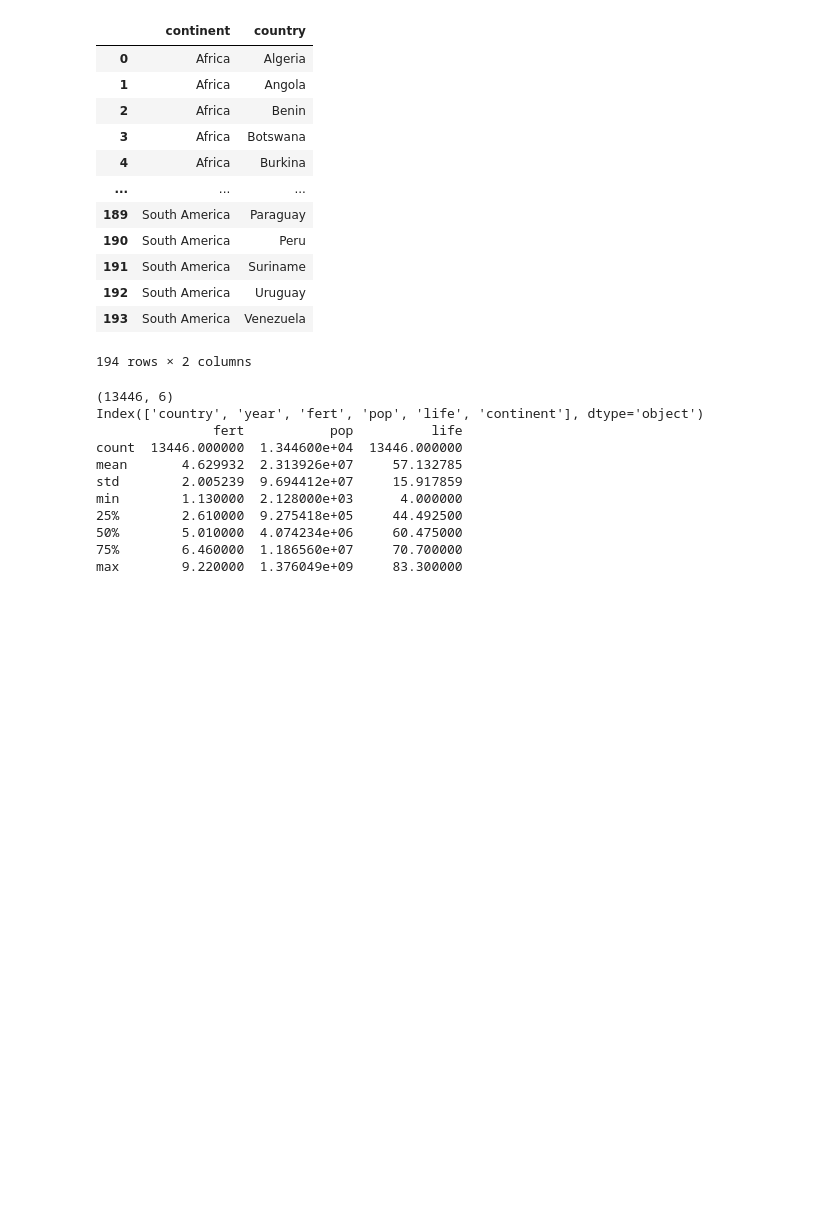
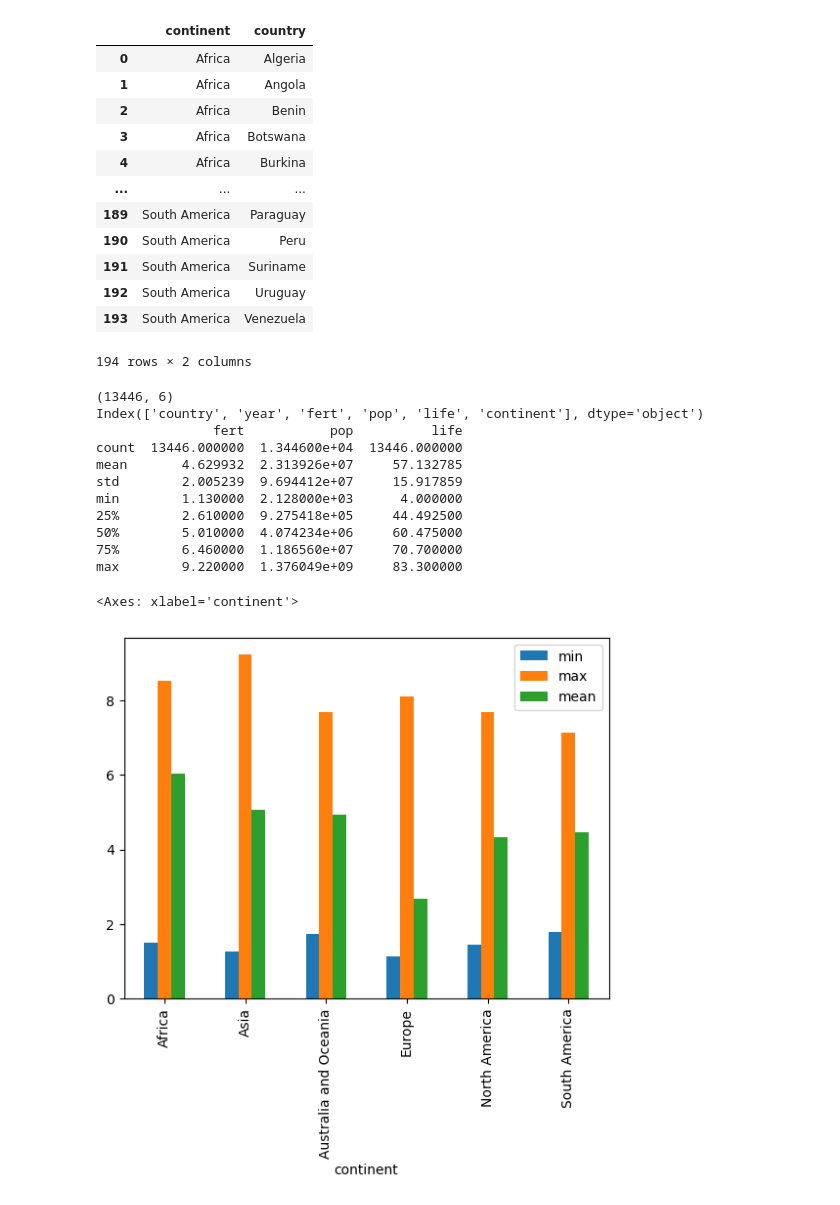
Before and after one commit to kith2909/data_models, a Jupyter notebook: weekly_milestones/week_01/project_descriptive_stat/start_plot.ipynb, the cells around one changed output. Cells and saved outputs as stored; diff of their text form; code cells hidden in the pictures; blank space fills up the shorter version.

```diff
--- a/weekly_milestones/week_01/project_descriptive_stat/start_plot.ipynb
+++ b/weekly_milestones/week_01/project_descriptive_stat/start_plot.ipynb
@@ -17,6 +17,9 @@ df = {           'fert': df_fert,
     }
 
 def check(data):
+        '''
+        Print main infomation about data frame
+        '''
         print(data.shape)
         print(data.columns)
         print(data.describe())
@@ -49,6 +52,9 @@ label = {'fert': 'fertility_rate',
         'continent': 'continent'}
 
 def change_index(data, label):
+        '''
+        Melting data to country and year
+        '''
         print('Melting data: ', label)
         data.columns = data.columns.astype(int)
         data.index.name = 'country'
@@ -125,0 +135,8 @@ max        9.220000  1.376049e+09     83.300000
+# %%
+
+df_cont = df_full.groupby('continent')[["fert", "life"]].agg(['min', 'max', 'mean'])
+# %%
+df_cont['fert'].plot.bar()
+# %% [output]
+<Axes: xlabel='continent'>
+[figure, added]
```
Also changed, not shown: parts of 5 cells of this notebook, 29 other files.
